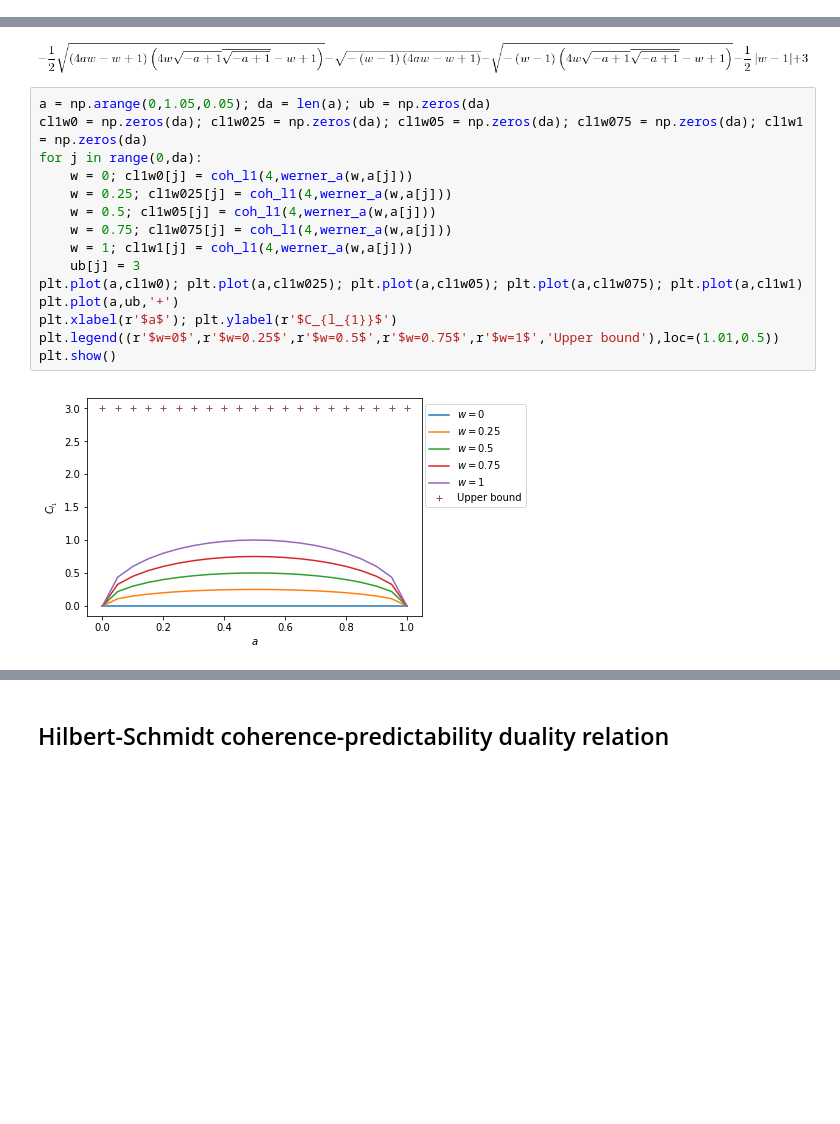
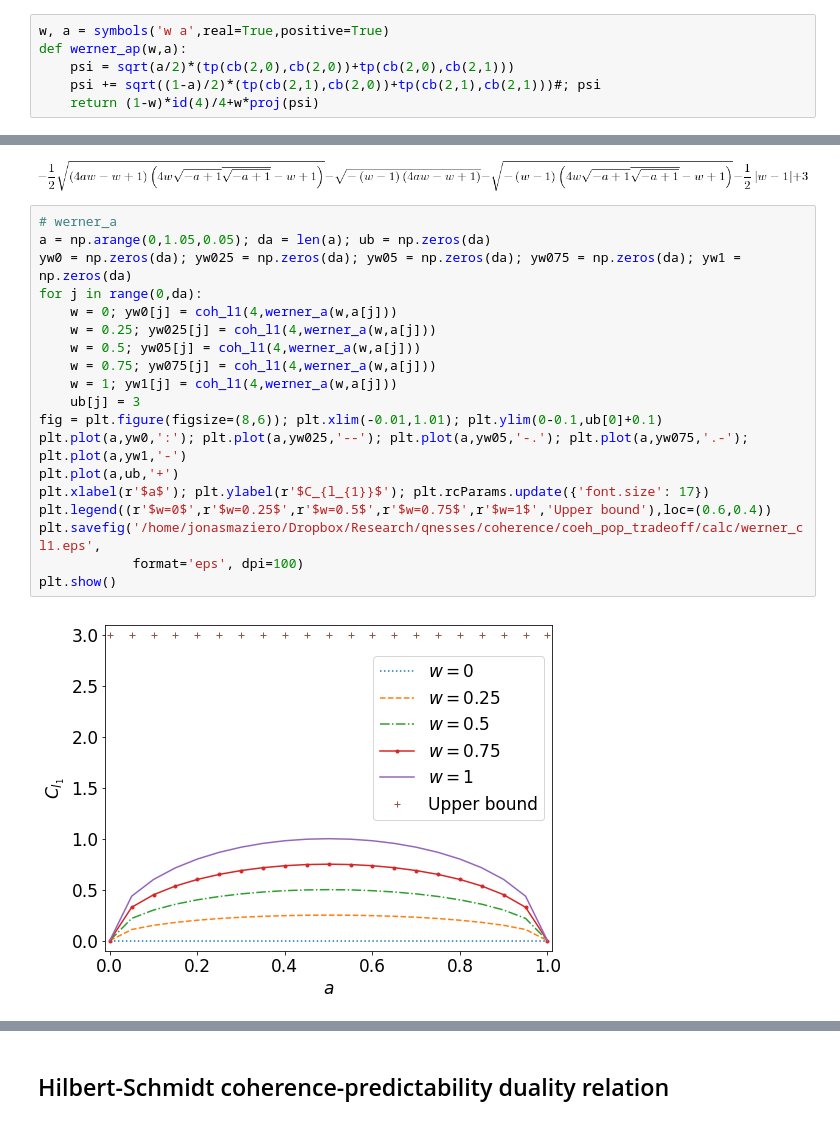
Before and after one commit to jonasmaziero/jupyterQ, a Jupyter notebook: coh_pop.ipynb, the cells around one changed output, grey strips where cells are left out. Drawn from its saved outputs; the diff is of its cells as text; blank space fills up the shorter version.

```diff
--- a/coh_pop.ipynb
+++ b/coh_pop.ipynb
@@ -20,0 +23,6 @@ werner_a(w,a)
+# %%
+w, a = symbols('w a',real=True,positive=True)
+def werner_ap(w,a):
+    psi = sqrt(a/2)*(tp(cb(2,0),cb(2,0))+tp(cb(2,0),cb(2,1)))
+    psi += sqrt((1-a)/2)*(tp(cb(2,1),cb(2,0))+tp(cb(2,1),cb(2,1)))#; psi
+    return (1-w)*id(4)/4+w*proj(psi)
@@ -29,19 +41,23 @@ Pl1_Waw = predict_l1(4,werner_a(w,a)); simplify(Pl1_Waw)
 # %% [output]
 [figure]
 # %%
+# werner_a
 a = np.arange(0,1.05,0.05); da = len(a); ub = np.zeros(da)
-cl1w0 = np.zeros(da); cl1w025 = np.zeros(da); cl1w05 = np.zeros(da); cl1w075 = np.zeros(da); cl1w1 = np.zeros(da)
+yw0 = np.zeros(da); yw025 = np.zeros(da); yw05 = np.zeros(da); yw075 = np.zeros(da); yw1 = np.zeros(da)
 for j in range(0,da):
-    w = 0; cl1w0[j] = coh_l1(4,werner_a(w,a[j]))
-    w = 0.25; cl1w025[j] = coh_l1(4,werner_a(w,a[j]))
-    w = 0.5; cl1w05[j] = coh_l1(4,werner_a(w,a[j]))
-    w = 0.75; cl1w075[j] = coh_l1(4,werner_a(w,a[j]))
-    w = 1; cl1w1[j] = coh_l1(4,werner_a(w,a[j]))
+    w = 0; yw0[j] = coh_l1(4,werner_a(w,a[j]))
+    w = 0.25; yw025[j] = coh_l1(4,werner_a(w,a[j]))
+    w = 0.5; yw05[j] = coh_l1(4,werner_a(w,a[j]))
+    w = 0.75; yw075[j] = coh_l1(4,werner_a(w,a[j]))
+    w = 1; yw1[j] = coh_l1(4,werner_a(w,a[j]))
     ub[j] = 3
-plt.plot(a,cl1w0); plt.plot(a,cl1w025); plt.plot(a,cl1w05); plt.plot(a,cl1w075); plt.plot(a,cl1w1)
+fig = plt.figure(figsize=(8,6)); plt.xlim(-0.01,1.01); plt.ylim(0-0.1,ub[0]+0.1)
+plt.plot(a,yw0,':'); plt.plot(a,yw025,'--'); plt.plot(a,yw05,'-.'); plt.plot(a,yw075,'.-'); plt.plot(a,yw1,'-')
 plt.plot(a,ub,'+')
-plt.xlabel(r'$a$'); plt.ylabel(r'$C_{l_{1}}$')
-plt.legend((r'$w=0$',r'$w=0.25$',r'$w=0.5$',r'$w=0.75$',r'$w=1$','Upper bound'),loc=(1.01,0.5))
+plt.xlabel(r'$a$'); plt.ylabel(r'$C_{l_{1}}$'); plt.rcParams.update({'font.size': 17})
+plt.legend((r'$w=0$',r'$w=0.25$',r'$w=0.5$',r'$w=0.75$',r'$w=1$','Upper bound'),loc=(0.6,0.4))
+plt.savefig('/home/jonasmaziero/Dropbox/Research/qnesses/coherence/coeh_pop_tradeoff/calc/werner_cl1.eps',
+            format='eps', dpi=100)
 plt.show()
 # %% [output]
-[figure, old version]
+[figure, new version]
```
Also changed, not shown: parts of 31 cells of this notebook, 2 other files.
